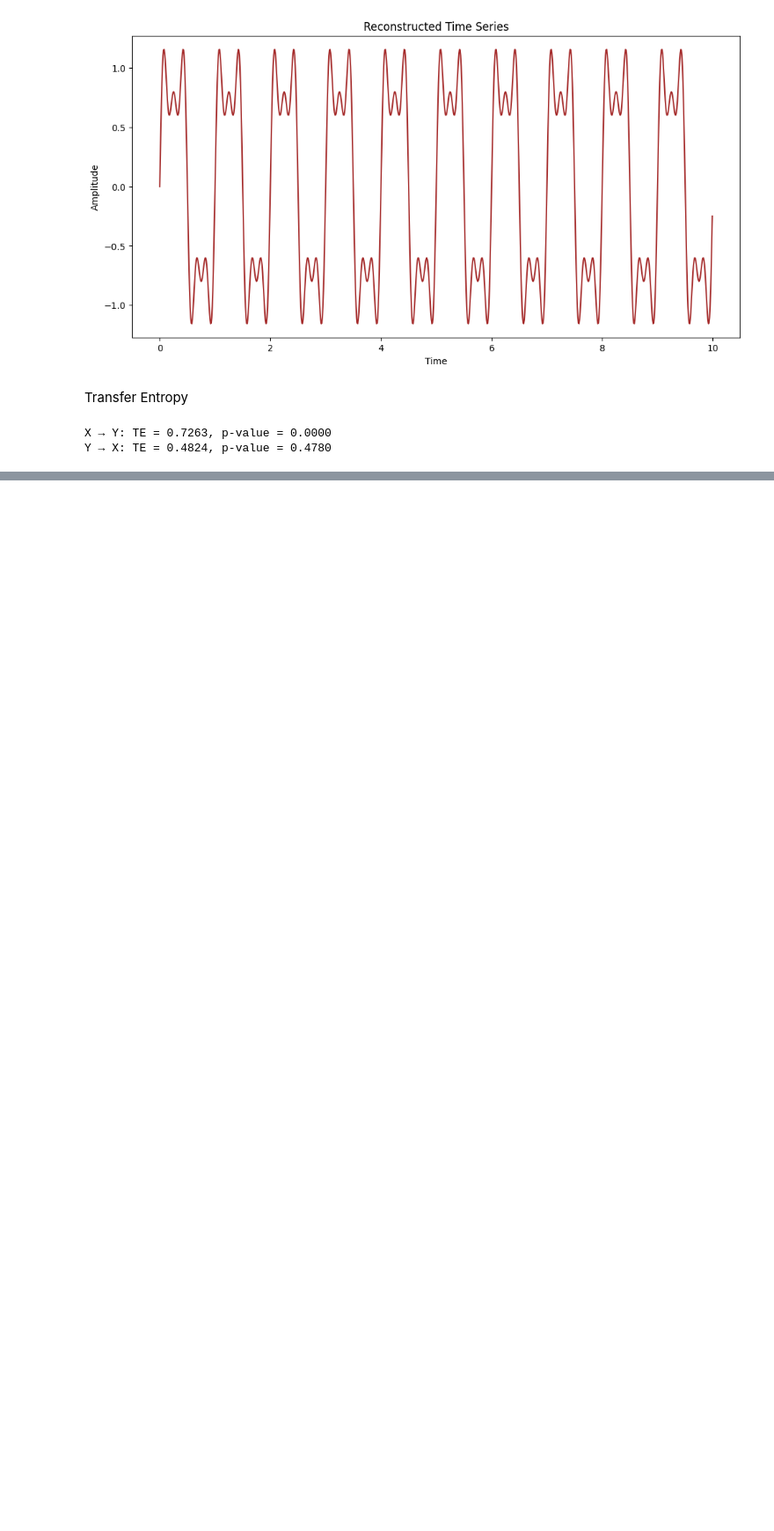
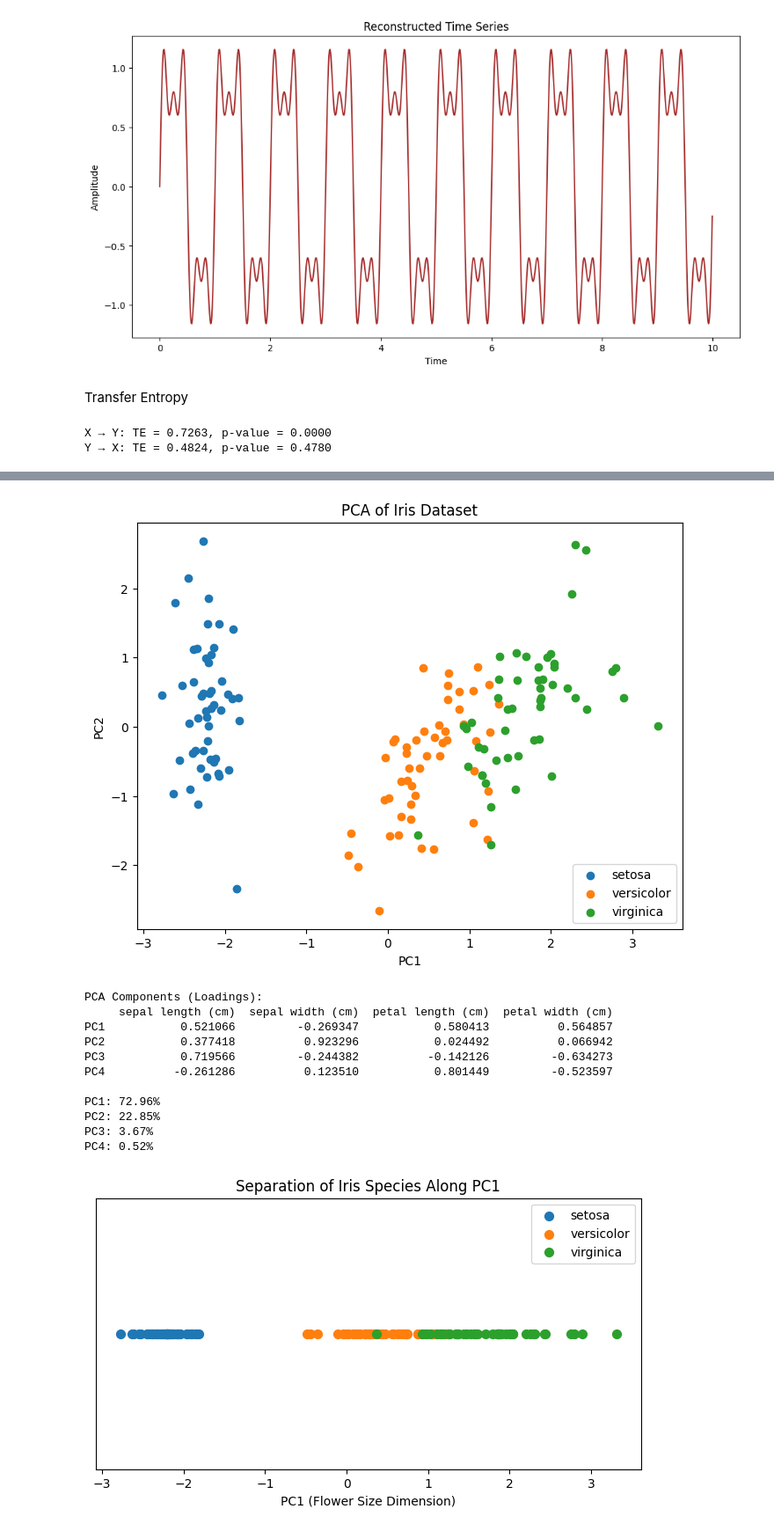
Before and after one commit to Cromana22/Google-Colab-Examples, a Jupyter notebook: Advanced-Investigations.ipynb, the cells around one changed output, grey strips where cells are left out. Shown: that part at 88% size. Drawn from its saved outputs; the diff is of its cells as text; code cells hidden in the pictures; blank space fills up the shorter version.

```diff
--- a/Advanced-Investigations.ipynb
+++ b/Advanced-Investigations.ipynb
@@ -512,0 +274,70 @@ if __name__ == "__main__":
+# %%
+# Load the iris dataset
+iris_data = load_iris()
+X = iris_data.data       # Features (columns 1-4 in R)
+y = iris_data.target     # Species labels as numbers
+species_names = iris_data.target_names[y]  # Convert to species names
+
+# Standardize the features
+scaler = StandardScaler()
+X_scaled = scaler.fit_transform(X)
+
+# Perform PCA
+pca = PCA()
+pca_scores = pca.fit_transform(X_scaled)
+
+# Create a DataFrame with PCA scores and species
+scores_df = pd.DataFrame(pca_scores, columns=[f'PC{i+1}' for i in range(X.shape[1])])
+scores_df['Species'] = species_names
+
+# Plot the first two principal components
+plt.figure(figsize=(8,6))
+for species in np.unique(species_names):
+    plt.scatter(scores_df.loc[scores_df['Species'] == species, 'PC1'],
+                scores_df.loc[scores_df['Species'] == species, 'PC2'],
+                label=species)
+plt.xlabel('PC1')
+plt.ylabel('PC2')
+plt.title('PCA of Iris Dataset')
+plt.legend()
+plt.show()
+
+# Print PCA components (loadings)
+print("PCA Components (Loadings):")
+print(pd.DataFrame(pca.components_, columns=iris_data.feature_names, index=[f'PC{i+1}' for i in range(X.shape[1])]))
+print()
+
+# Variance explained by each principal component
+var_explained = pca.explained_variance_ratio_
+for i, var in enumerate(var_explained):
+    print(f"PC{i+1}: {var*100:.2f}%")
+
+# PC1 scores
+pc1_scores = pca_scores[:, 0]
+
+# Plot PC1 for each species
+plt.figure(figsize=(8, 4))
+for species in np.unique(species_names):
+    plt.scatter(pc1_scores[species_names == species],
+                [0]*sum(species_names == species),  # all points on y=0 for a 1D view
+                label=species, s=50)  # s=50 makes the points bigger
+
+plt.xlabel('PC1 (Flower Size Dimension)')
+plt.yticks([])  # hide y-axis since it's not informative
+plt.title('Separation of Iris Species Along PC1')
+plt.legend()
+plt.show()
+# %% [output]
+[figure, added]
+PCA Components (Loadings):
+     sepal length (cm)  sepal width (cm)  petal length (cm)  petal width (cm)
+PC1           0.521066         -0.269347           0.580413          0.564857
+PC2           0.377418          0.923296           0.024492          0.066942
+PC3           0.719566         -0.244382          -0.142126         -0.634273
+PC4          -0.261286          0.123510           0.801449         -0.523597
+
+PC1: 72.96%
+PC2: 22.85%
+PC3: 3.67%
+PC4: 0.52%
+[figure, added]
```
Also changed, not shown: parts of 2 cells of this notebook.
